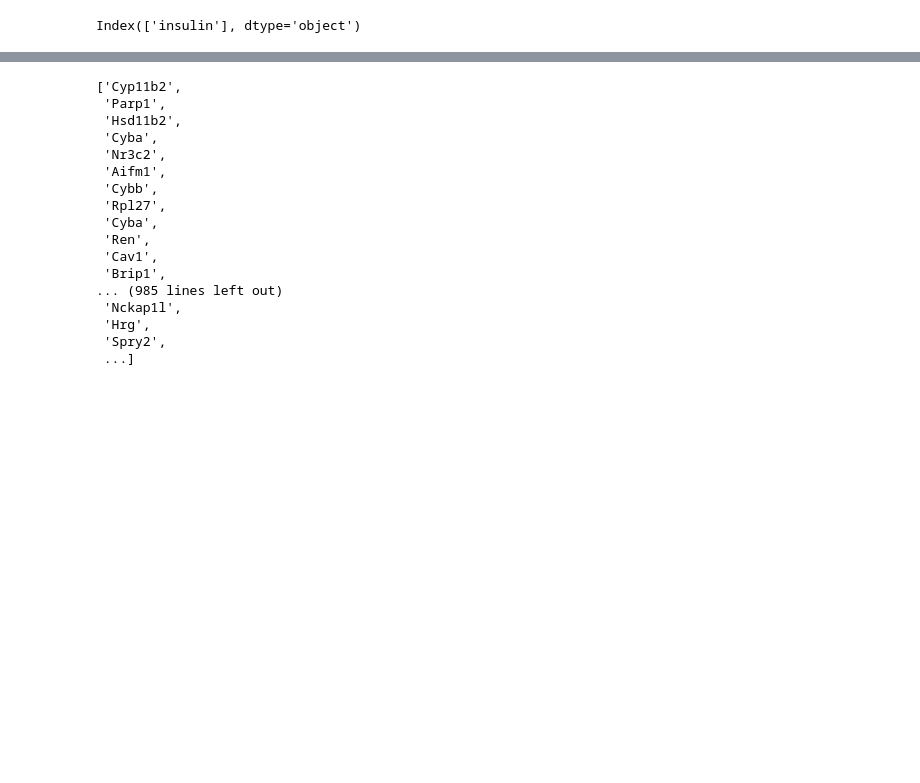
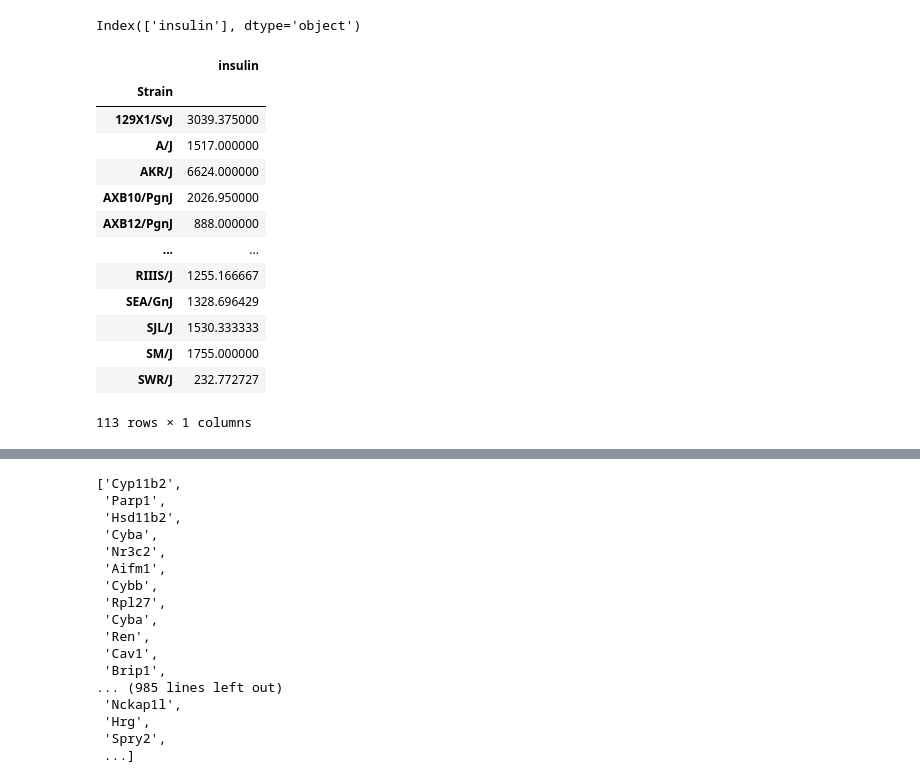
Before and after one commit to aeaswar81/MultiCens, a Jupyter notebook: Mouse centrality Leptin Aravind.ipynb, the cells around one changed output, grey strips where cells are left out. Drawn from its saved outputs; the diff is of its cells as text; code cells hidden in the pictures; blank space fills up the shorter version.

```diff
--- a/Mouse centrality Leptin Aravind.ipynb
+++ b/Mouse centrality Leptin Aravind.ipynb
@@ -22,5 +22,22 @@ insulin_trait.columns=['insulin']
 insulin_trait.columns
 # %% [output]
 Index(['insulin'], dtype='object')
+# %%
+insulin_trait
+# %% [output]
+|  | insulin |
+| Strain |  |
+| 129X1/SvJ | 3039.375000 |
+| A/J | 1517.000000 |
+| AKR/J | 6624.000000 |
+| AXB10/PgnJ | 2026.950000 |
+| AXB12/PgnJ | 888.000000 |
+| ... | ... |
+| RIIIS/J | 1255.166667 |
+| SEA/GnJ | 1328.696429 |
+| SJL/J | 1530.333333 |
+| SM/J | 1755.000000 |
+| SWR/J | 232.772727 |
+113 rows × 1 columns
 # %%
 adipose_insulin=adipose.join(insulin_trait)
```
Also changed, not shown: parts of 23 cells of this notebook, 2 other files.
